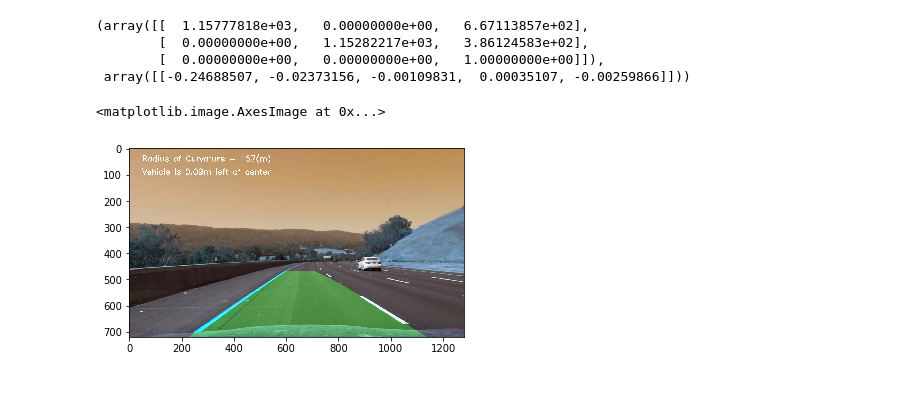
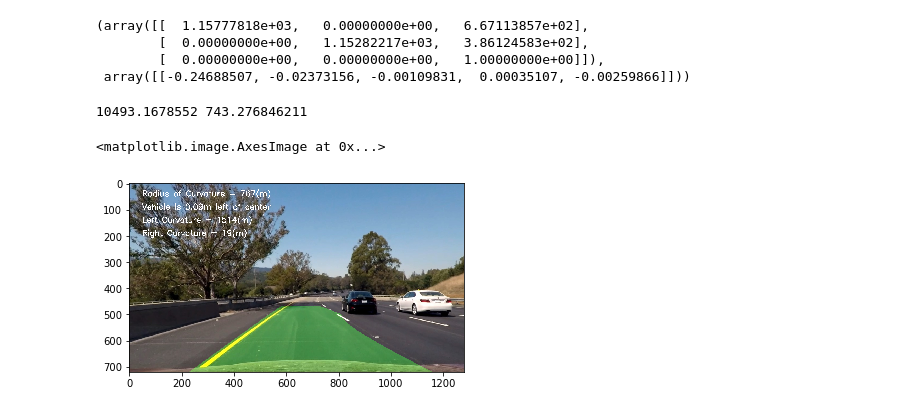
Before and after one commit to rajesh-iiith/CarND-DeepLearning-ComputerVision, a Jupyter notebook: CarND-Advanced-Lane-Lines-P4/final_processing_pipeline.ipynb, the cells around one changed output. Cells and saved outputs as stored; diff of their text form; code cells hidden in the pictures.

Commit message:
Modified pipeline and documentation

```diff
--- a/CarND-Advanced-Lane-Lines-P4/final_processing_pipeline.ipynb
+++ b/CarND-Advanced-Lane-Lines-P4/final_processing_pipeline.ipynb
@@ -92,12 +141,11 @@ def processing_pipeline(current_image):
 
     return result
-# %%
-current_image = cv2.imread('test_images/test3.jpg')
-result = processing_pipeline(current_image)
-plt.imshow(result)
-# %% [output]
-<matplotlib.image.AxesImage at 0x...>
-[figure, removed]
+# %%
+plt.imshow(processing_pipeline(mpimg.imread('test_images/test6.jpg')))
+# %% [output]
+10493.1678552 743.276846211
+<matplotlib.image.AxesImage at 0x...>
+[figure, added]
 # %%
 output = 'project_output_colour.mp4'
 input_clip = VideoFileClip("project_video.mp4")
```
Also changed, not shown: parts of 3 cells of this notebook, 4 other files.
